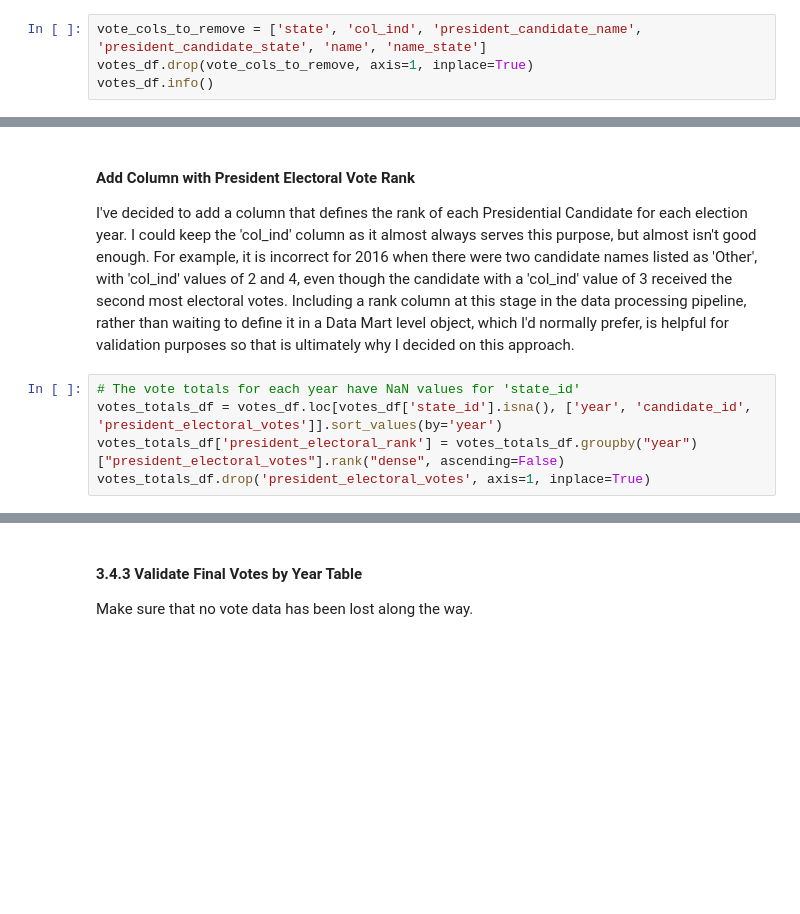
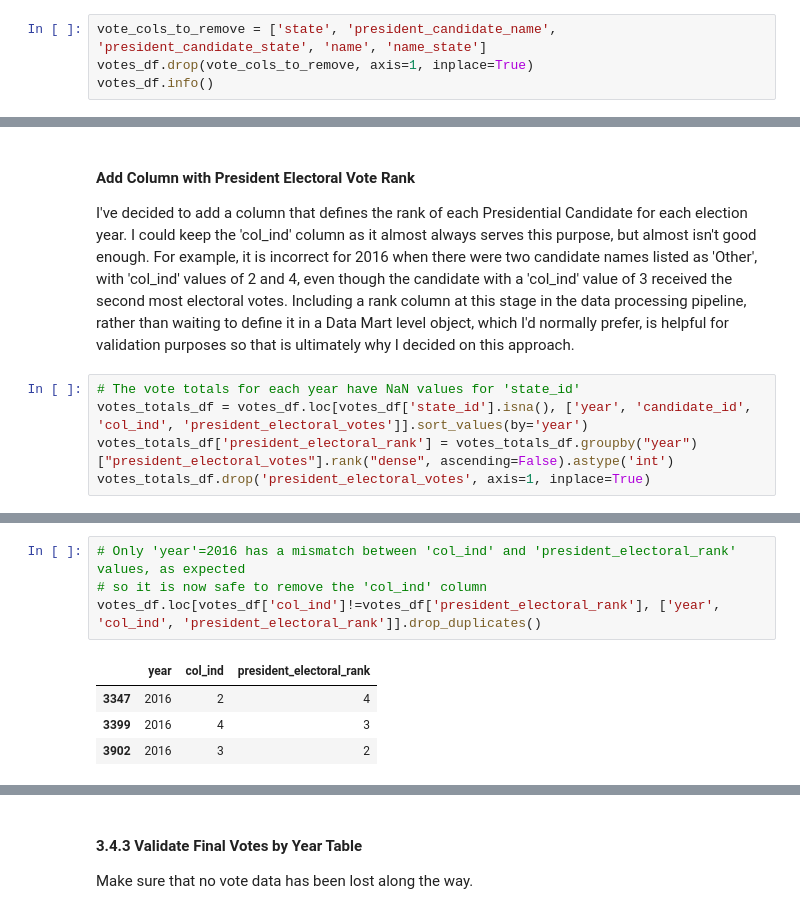
Before and after one commit to frederick-douglas-pearce/us-presidential-vote-analysis, a Jupyter notebook: step1_electoral_college_data.ipynb, the cells around one changed output, grey strips where cells are left out. Drawn from its saved outputs; the diff is of its cells as text; blank space fills up the shorter version.

```diff
--- a/step1_electoral_college_data.ipynb
+++ b/step1_electoral_college_data.ipynb
@@ -1246,5 +1248,5 @@ Only the following columns are included in the Final Votes by Year table: 'year'
 # %%
-vote_cols_to_remove = ['state', 'col_ind', 'president_candidate_name', 'president_candidate_state', 'name', 'name_state']
+vote_cols_to_remove = ['state', 'president_candidate_name', 'president_candidate_state', 'name', 'name_state']
 votes_df.drop(vote_cols_to_remove, axis=1, inplace=True)
 votes_df.info()
 # %% [output]
@@ -1265,7 +1268,7 @@ memory usage: 185.3+ KB
 I've decided to add a column that defines the rank of each Presidential Candidate for each election year. I could keep the 'col_ind' column as it almost always serves this purpose, but almost isn't good enough. For example, it is incorrect for 2016 when there were two candidate names listed as 'Other', with 'col_ind' values of 2 and 4, even though the candidate with a 'col_ind' value of 3 received the second most electoral votes. Including a rank column at this stage in the data processing pipeline, rather than waiting to define it in a Data Mart level object, which I'd normally prefer, is helpful for validation purposes so that is ultimately why I decided on this approach.
 # %%
 # The vote totals for each year have NaN values for 'state_id'
-votes_totals_df = votes_df.loc[votes_df['state_id'].isna(), ['year', 'candidate_id', 'president_electoral_votes']].sort_values(by='year')
-votes_totals_df['president_electoral_rank'] = votes_totals_df.groupby("year")["president_electoral_votes"].rank("dense", ascending=False)
+votes_totals_df = votes_df.loc[votes_df['state_id'].isna(), ['year', 'candidate_id', 'col_ind', 'president_electoral_votes']].sort_values(by='year')
+votes_totals_df['president_electoral_rank'] = votes_totals_df.groupby("year")["president_electoral_votes"].rank("dense", ascending=False).astype('int')
 votes_totals_df.drop('president_electoral_votes', axis=1, inplace=True)
 # %%
@@ -1275,0 +1292,9 @@ MergeError: Merge keys are not unique in right dataset; not a many-to-one merge
+# %%
+# Only 'year'=2016 has a mismatch between 'col_ind' and 'president_electoral_rank' values, as expected
+# so it is now safe to remove the 'col_ind' column
+votes_df.loc[votes_df['col_ind']!=votes_df['president_electoral_rank'], ['year', 'col_ind', 'president_electoral_rank']].drop_duplicates()
+# %% [output]
+|  | year | col_ind | president_electoral_rank |
+| 3347 | 2016 | 2 | 4 |
+| 3399 | 2016 | 4 | 3 |
+| 3902 | 2016 | 3 | 2 |
```
Also changed, not shown: parts of 17 cells of this notebook.
